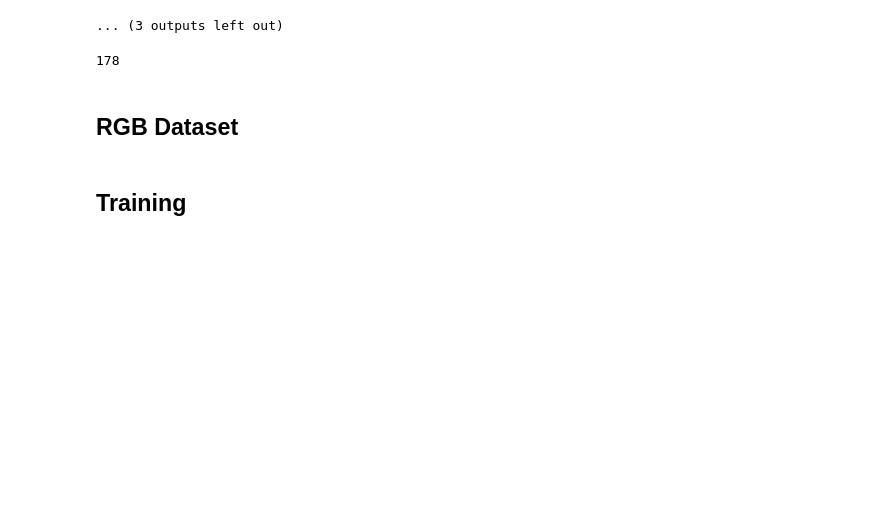
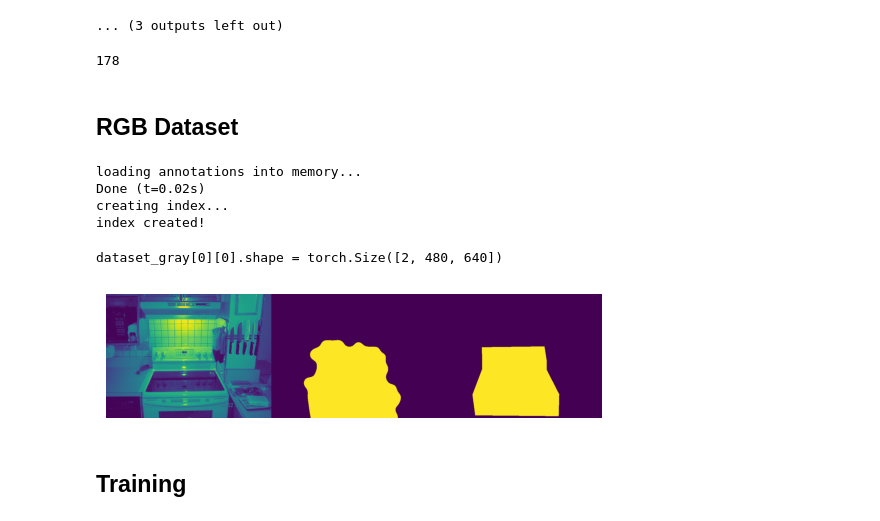
Before and after one commit to andrea-gentilini/NeuralSegmentello, a Jupyter notebook: train copy.ipynb, the cells around one changed output. Drawn from its saved outputs; the diff is of its cells as text; code cells hidden in the pictures; blank space fills up the shorter version.

```diff
--- a/train copy.ipynb
+++ b/train copy.ipynb
@@ -37,7 +36,7 @@ output_dir = os.path.join(data_dir, 'coarse_masks')
 
 os.makedirs(output_dir, exist_ok=True)
 
-mask_files = [f for f in os.listdir(input_dir) if f.endswith('.npy')]
+# mask_files = [f for f in os.listdir(input_dir) if f.endswith('.npy')]
 
 def random_coarse(mask):
     # Convert to uint8 and ensure contiguous
@@ -132,15 +131,15 @@ def random_coarse_distanza(mask, sigma_noise=12, blur_sigma=6.0, bias=12):
 
 
 
-print(f"Generating coarse masks for {len(mask_files)} masks...")
+# print(f"Generating coarse masks for {len(mask_files)} masks...")
 
-for fname in tqdm(mask_files):
-    mask_path = os.path.join(input_dir, fname)
-    mask = np.load(mask_path)  # shape: (H, W)
+# for fname in tqdm(mask_files):
+#     mask_path = os.path.join(input_dir, fname)
+#     mask = np.load(mask_path)  # shape: (H, W)
 
-    coarse_mask = random_coarse_v2(mask)
+#     coarse_mask = random_coarse_v2(mask)
 
-    # Save new mask
-    coarse_name = fname.replace('splitmask', 'coarsemask')
-    output_path = os.path.join(output_dir, coarse_name)
-    np.save(output_path, coarse_mask)
+#     # Save new mask
+#     coarse_name = fname.replace('splitmask', 'coarsemask')
+#     output_path = os.path.join(output_dir, coarse_name)
+#     np.save(output_path, coarse_mask)
@@ -257,6 +310,22 @@ class CoarseMaskDataset(Dataset):
 # %%
-dataset_gray = CoarseMaskDataset(mask_dir=input_dir, img_dir=img_dir, transform_type="v2")
+dataset_gray = CoarseMaskDataset(data_dir, transform_type="v2")
 gray_dl = DataLoader(dataset_gray, batch_size=1, shuffle=True)  # batch_size=1 per immagini variabili
+# %% [output]
+loading annotations into memory...
+Done (t=0.02s)
+creating index...
+index created!
+# %%
+print(f"{dataset_gray[0][0].shape = }")
+tmp_img = dataset_gray[0][0][0]
+tmp_mask = dataset_gray[0][0][1]
+tmp_ground_truth = dataset_gray[0][1][0]
+plt.imshow(np.hstack([tmp_img, tmp_mask, tmp_ground_truth]))
+plt.axis("off")
+plt.show()
+# %% [output]
+dataset_gray[0][0].shape = torch.Size([2, 480, 640])
+[figure, added]
 # %% [markdown]
 ## Training
 # %%
```
Also changed, not shown: parts of 7 cells of this notebook, 3 other files.
